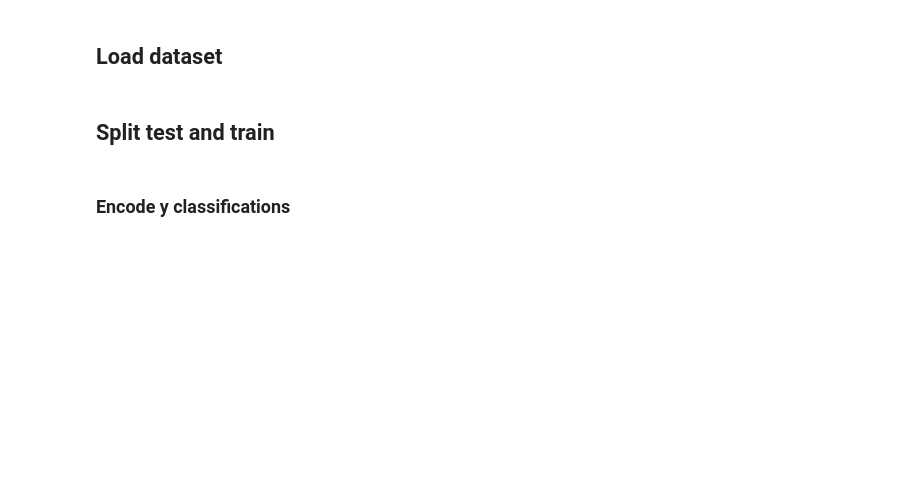
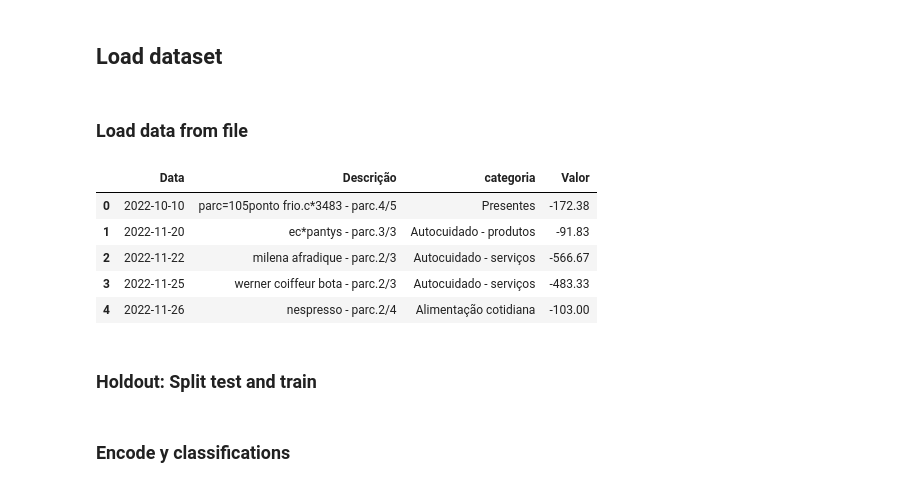
Before and after one commit to GuilhermePFM/mvp-classifier, a Jupyter notebook: Classifier/model.ipynb, the cells around one changed output. Saved outputs shown, nothing was run; the diff lists cells and outputs as text; code cells hidden in the pictures; blank space fills up the shorter version.

```diff
--- a/Classifier/model.ipynb
+++ b/Classifier/model.ipynb
@@ -24,3 +102,5 @@ seed = 1
 # %% [markdown]
 ## Load dataset
+# %% [markdown]
+### Load data from file
 # %%
@@ -29,4 +107,13 @@ from data_loader import load_treated_dataset
 complete_dataset = load_treated_dataset(root_dir)
+# %%
+complete_dataset.head()
+# %% [output]
+|  | Data | Descrição | categoria | Valor |
+| 0 | 2022-10-10 | parc=105ponto frio.c*3483 - parc.4/5 | Presentes | -172.38 |
+| 1 | 2022-11-20 | ec*pantys - parc.3/3 | Autocuidado - produtos | -91.83 |
+| 2 | 2022-11-22 | milena afradique - parc.2/3 | Autocuidado - serviços | -566.67 |
+| 3 | 2022-11-25 | werner coiffeur bota - parc.2/3 | Autocuidado - serviços | -483.33 |
+| 4 | 2022-11-26 | nespresso - parc.2/4 | Alimentação cotidiana | -103.00 |
 # %% [markdown]
-## Split test and train
+### Holdout: Split test and train
 # %%
```
Also changed, not shown: parts of 51 cells of this notebook, 5 other files.
